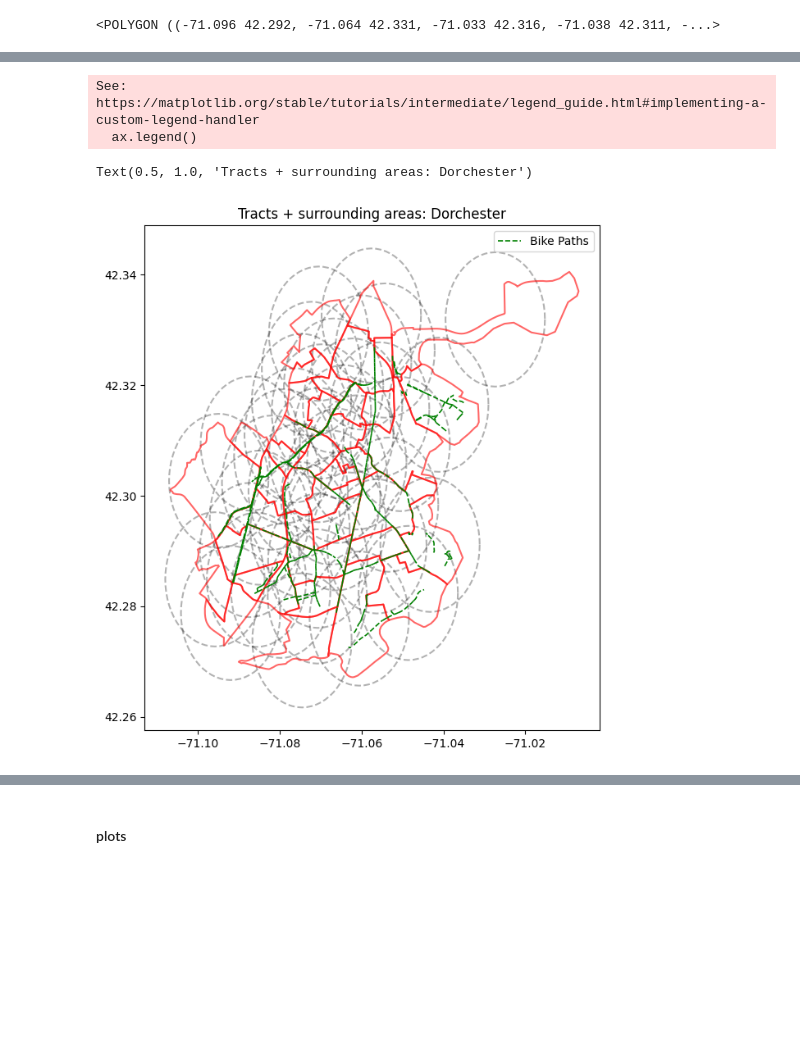
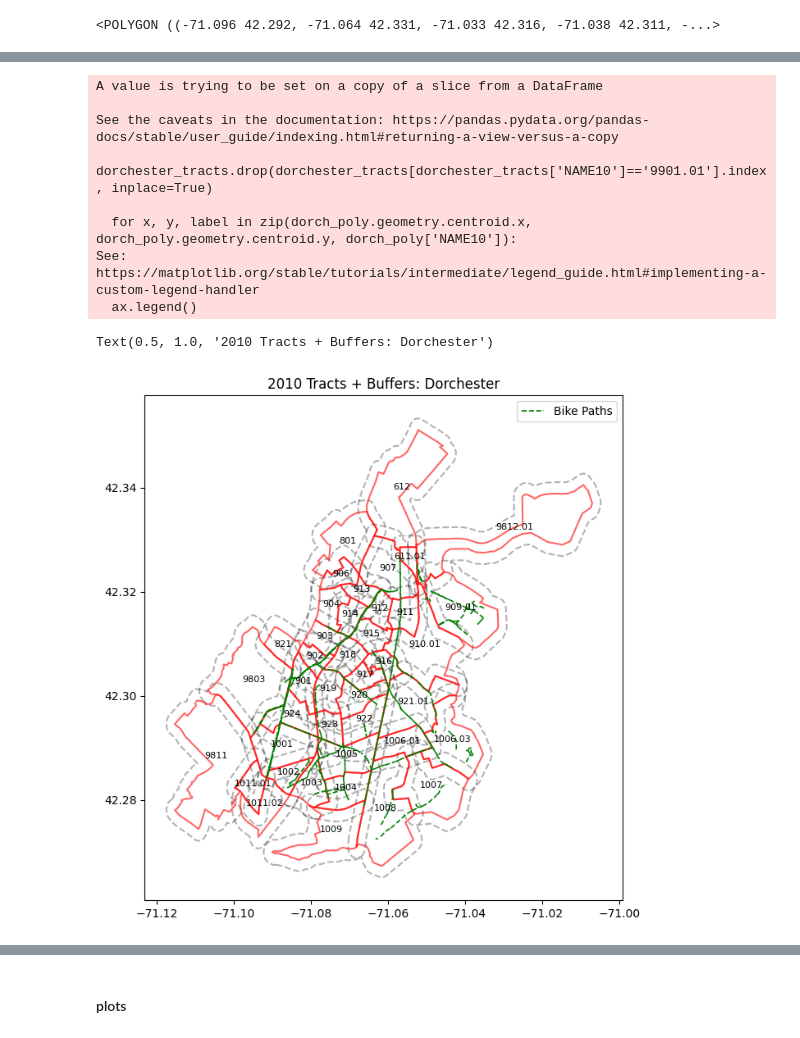
Before and after one commit to BU-Spark/ds-livable-streets-infra, a Jupyter notebook: fa23-team/analysis/bike_lanes.ipynb, the cells around one changed output, grey strips where cells are left out. Drawn from its saved outputs; the diff is of its cells as text; code cells hidden in the pictures; blank space fills up the shorter version.

```diff
--- a/fa23-team/analysis/bike_lanes.ipynb
+++ b/fa23-team/analysis/bike_lanes.ipynb
@@ -61,3 +202,21 @@ for i, row in blocks.iterrows():
         formatted_polygon = Polygon(polygon_latlon)
 
     blocks.at[i, 'formatted_polygon'] = formatted_polygon
+# %%
+import matplotlib.pyplot as plt
+import geopandas as gpd
+
+# Create subplots with equal aspect ratio
+fig, ax = plt.subplots(1, 2, figsize=(10, 6), sharey=True)
+# Convert final_tracts to GeoDataFrames
+tracts2020_gdf = gpd.GeoDataFrame(final_tracts, geometry='geometry20')
+tracts2010_gdf = gpd.GeoDataFrame(final_tracts, geometry='geometry10')
+
+# Plot the polygons
+tracts2020_gdf.plot(ax=ax[0])
+ax[0].set_title('All Tracts - 2020')
+tracts2010_gdf.plot(ax=ax[1])
+ax[1].set_title('All Tracts - 2010')
+
+plt.tight_layout()
+plt.show()
@@ -112,0 +315,7 @@ plt.show()
+# %%
+fig, ax = plt.subplots(figsize=(10, 6))
+tracts2010_gdf[:3].plot(ax=ax, alpha=0.5,edgecolor='black', legend=True)
+tracts2010_gdf[:3].set_geometry('buffered_geometry').plot(ax=ax, facecolor='none', edgecolor='red')
+
+ax.set_title('Original Polygons (Blue) and Buffered Shapes (Red)')
+plt.show()
@@ -159,21 +373,29 @@ dorchester_bike.head(1)
 # %%
-dorchester_tracts = grouped_tracts[grouped_tracts['formatted_polygon'].apply(lambda polygon: polygon.intersects(dorchester_poly))]
-
+dorchester_tracts = tracts2010_gdf[tracts2010_gdf['geometry10'].apply(lambda polygon: polygon.intersects(dorchester_poly))]
+dorchester_tracts.drop(dorchester_tracts[dorchester_tracts['NAME10']=='9901.01'].index, inplace=True)
 # Create a new figure and axis
 fig, ax = plt.subplots(figsize = (16,8))
-dorch_circle = gpd.GeoDataFrame(dorchester_tracts, geometry='circle')
-dorch_circle['circle'].plot(ax=ax, color='none', edgecolor='black', linestyle='dashed', linewidth=1.5, alpha=0.3, label = 'Tract "Bike Lane Relevance" Area ')
+dorch_buffer = gpd.GeoDataFrame(dorchester_tracts, geometry='buffered_geometry')
+dorch_buffer['buffered_geometry'].plot(ax=ax, color='none', edgecolor='black', linestyle='dashed', linewidth=1.5, alpha=0.3, label = 'Tract "Bike Lane Relevance" Area ')
 
-dorch_poly = gpd.GeoDataFrame(dorchester_tracts, geometry='formatted_polygon')
-dorch_poly['formatted_polygon'].plot(ax=ax, color='none', edgecolor='r',  linewidth=1.5, alpha=0.6, label = "Tract Borders")
-
+dorch_poly = gpd.GeoDataFrame(dorchester_tracts, geometry='geometry10')
+dorch_poly['geometry10'].plot(ax=ax, color='none', edgecolor='r',  linewidth=1.5, alpha=0.6, label = "Tract Borders")
+# Add labels to the centers of the polygons
+for x, y, label in zip(dorch_poly.geometry.centroid.x, dorch_poly.geometry.centroid.y, dorch_poly['NAME10']):
+    ax.text(x, y, label, fontsize=8, ha='center')
 dorch_bike_lanes = gpd.GeoDataFrame(dorchester_bike, geometry='geometry')
 dorch_bike_lanes['geometry'].plot(ax=ax, color='g', linestyle='dashed', linewidth=1.2, label = "Bike Paths")
 
 ax.legend()
-plt.title('Tracts + surrounding areas: Dorchester')
+plt.title('2010 Tracts + Buffers: Dorchester')
 # %% [output]
+A value is trying to be set on a copy of a slice from a DataFrame
+
+See the caveats in the documentation: https://pandas.pydata.org/pandas-docs/stable/user_guide/indexing.html#returning-a-view-versus-a-copy
+  dorchester_tracts.drop(dorchester_tracts[dorchester_tracts['NAME10']=='9901.01'].index, inplace=True)
+
+  for x, y, label in zip(dorch_poly.geometry.centroid.x, dorch_poly.geometry.centroid.y, dorch_poly['NAME10']):
 See: https://matplotlib.org/stable/tutorials/intermediate/legend_guide.html#implementing-a-custom-legend-handler
   ax.legend()
-Text(0.5, 1.0, 'Tracts + surrounding areas: Dorchester')
+Text(0.5, 1.0, '2010 Tracts + Buffers: Dorchester')
-[figure, old version]
+[figure, new version]
```
Also changed, not shown: parts of 22 cells of this notebook.
